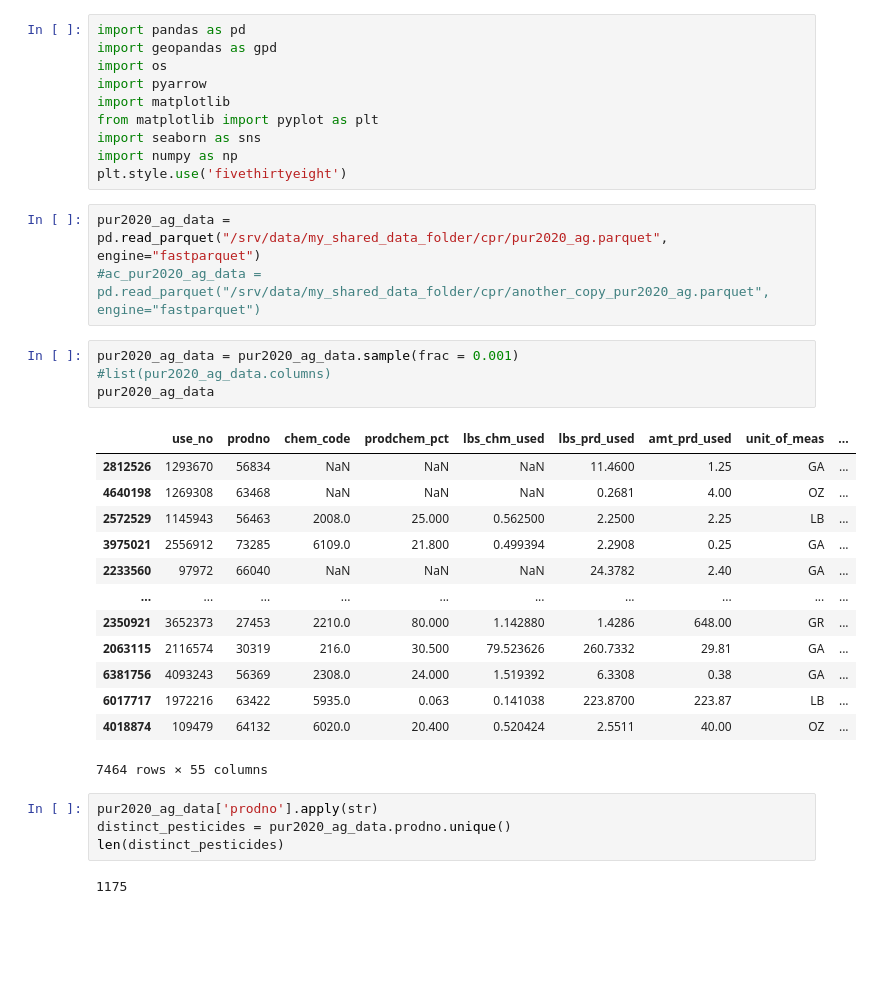
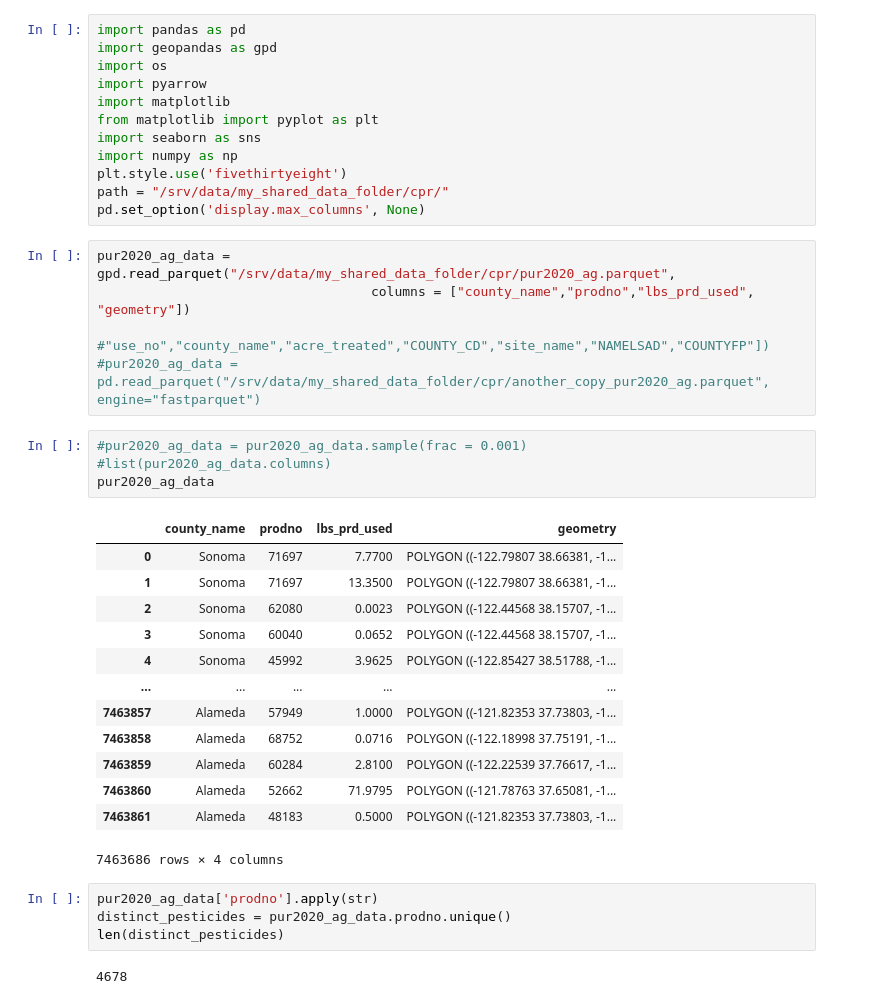
Before and after one commit to uchicago-dsi/cpr-summer-lab-data, a Jupyter notebook: Pesticide_Use_EDA_Shana.ipynb, the cells around one changed output. Drawn from its saved outputs; the diff is of its cells as text; blank space fills up the shorter version.

```diff
--- a/Pesticide_Use_EDA_Shana.ipynb
+++ b/Pesticide_Use_EDA_Shana.ipynb
@@ -8,31 +8,35 @@ from matplotlib import pyplot as plt
 import seaborn as sns
 import numpy as np
 plt.style.use('fivethirtyeight')
+path = "/srv/data/my_shared_data_folder/cpr/"
+pd.set_option('display.max_columns', None)
 # %%
-pur2020_ag_data = pd.read_parquet("/srv/data/my_shared_data_folder/cpr/pur2020_ag.parquet", engine="fastparquet")
-#ac_pur2020_ag_data = pd.read_parquet("/srv/data/my_shared_data_folder/cpr/another_copy_pur2020_ag.parquet", engine="fastparquet")
+pur2020_ag_data = gpd.read_parquet("/srv/data/my_shared_data_folder/cpr/pur2020_ag.parquet",
+                                   columns = ["county_name","prodno","lbs_prd_used", "geometry"])
+                                              #"use_no","county_name","acre_treated","COUNTY_CD","site_name","NAMELSAD","COUNTYFP"])
+#pur2020_ag_data = pd.read_parquet("/srv/data/my_shared_data_folder/cpr/another_copy_pur2020_ag.parquet", engine="fastparquet")
 # %%
-pur2020_ag_data = pur2020_ag_data.sample(frac = 0.001)
+#pur2020_ag_data = pur2020_ag_data.sample(frac = 0.001)
 #list(pur2020_ag_data.columns)
 pur2020_ag_data
 # %% [output]
-|  | use_no | prodno | chem_code | prodchem_pct | lbs_chm_used | lbs_prd_used | amt_prd_used | unit_of_meas | ... |
-| 2812526 | 1293670 | 56834 | NaN | NaN | NaN | 11.4600 | 1.25 | GA | ... |
-| 4640198 | 1269308 | 63468 | NaN | NaN | NaN | 0.2681 | 4.00 | OZ | ... |
-| 2572529 | 1145943 | 56463 | 2008.0 | 25.000 | 0.562500 | 2.2500 | 2.25 | LB | ... |
-| 3975021 | 2556912 | 73285 | 6109.0 | 21.800 | 0.499394 | 2.2908 | 0.25 | GA | ... |
-| 2233560 | 97972 | 66040 | NaN | NaN | NaN | 24.3782 | 2.40 | GA | ... |
-| ... | ... | ... | ... | ... | ... | ... | ... | ... | ... |
-| 2350921 | 3652373 | 27453 | 2210.0 | 80.000 | 1.142880 | 1.4286 | 648.00 | GR | ... |
-| 2063115 | 2116574 | 30319 | 216.0 | 30.500 | 79.523626 | 260.7332 | 29.81 | GA | ... |
-| 6381756 | 4093243 | 56369 | 2308.0 | 24.000 | 1.519392 | 6.3308 | 0.38 | GA | ... |
-| 6017717 | 1972216 | 63422 | 5935.0 | 0.063 | 0.141038 | 223.8700 | 223.87 | LB | ... |
-| 4018874 | 109479 | 64132 | 6020.0 | 20.400 | 0.520424 | 2.5511 | 40.00 | OZ | ... |
+|  | county_name | prodno | lbs_prd_used | geometry |
+| 0 | Sonoma | 71697 | 7.7700 | POLYGON ((-122.79807 38.66381, -1... |
+| 1 | Sonoma | 71697 | 13.3500 | POLYGON ((-122.79807 38.66381, -1... |
+| 2 | Sonoma | 62080 | 0.0023 | POLYGON ((-122.44568 38.15707, -1... |
+| 3 | Sonoma | 60040 | 0.0652 | POLYGON ((-122.44568 38.15707, -1... |
+| 4 | Sonoma | 45992 | 3.9625 | POLYGON ((-122.85427 38.51788, -1... |
+| ... | ... | ... | ... | ... |
+| 7463857 | Alameda | 57949 | 1.0000 | POLYGON ((-121.82353 37.73803, -1... |
+| 7463858 | Alameda | 68752 | 0.0716 | POLYGON ((-122.18998 37.75191, -1... |
+| 7463859 | Alameda | 60284 | 2.8100 | POLYGON ((-122.22539 37.76617, -1... |
+| 7463860 | Alameda | 52662 | 71.9795 | POLYGON ((-121.78763 37.65081, -1... |
+| 7463861 | Alameda | 48183 | 0.5000 | POLYGON ((-121.82353 37.73803, -1... |
-7464 rows × 55 columns
+7463686 rows × 4 columns
 # %%
 pur2020_ag_data['prodno'].apply(str)
 distinct_pesticides = pur2020_ag_data.prodno.unique()
 len(distinct_pesticides)
 # %% [output]
-1175
+4678
 # %%
```
Also changed, not shown: parts of 10 cells of this notebook.
